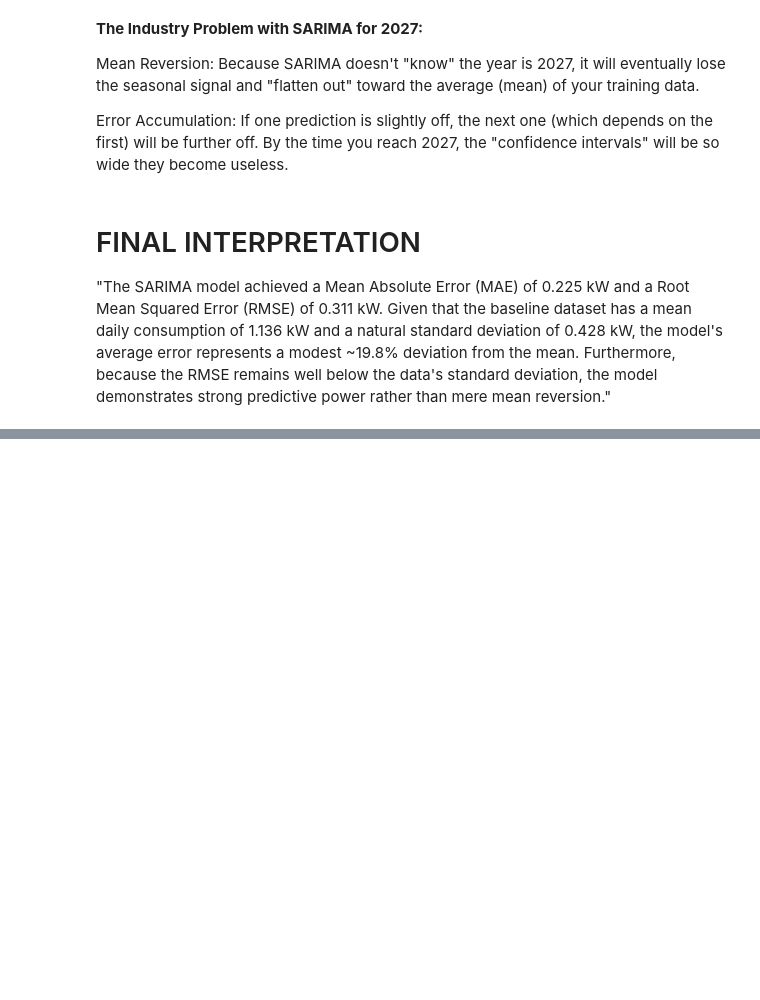
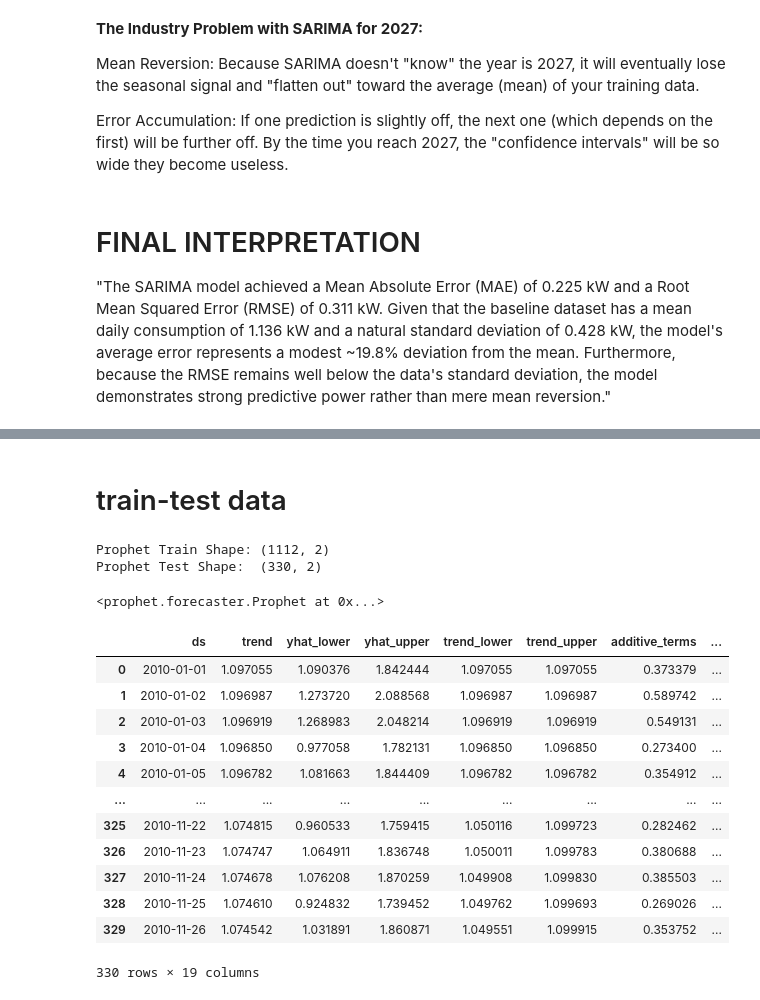
Before and after one commit to shruti-boop/Household-Energy-Consumption-Forecasting, a Jupyter notebook: drive/MyDrive/Colab Notebooks/forecasting.ipynb, the cells around one changed output, grey strips where cells are left out. Cells and saved outputs as stored; diff of their text form; code cells hidden in the pictures; blank space fills up the shorter version.

```diff
--- a/drive/MyDrive/Colab Notebooks/forecasting.ipynb
+++ b/drive/MyDrive/Colab Notebooks/forecasting.ipynb
@@ -1034,0 +1092,2 @@ Error Accumulation: If one prediction is slightly off, the next one (which depen
+# %% [markdown]
+# train-test data
@@ -1034,0 +1097,19 @@ Error Accumulation: If one prediction is slightly off, the next one (which depen
+# %%
+print(f"Prophet Train Shape: {train_prophet.shape}")
+print(f"Prophet Test Shape:  {test_prophet.shape}")
+# %% [output]
+Prophet Train Shape: (1112, 2)
+Prophet Test Shape:  (330, 2)
+# %%
+from prophet import Prophet
+
+
+model_prophet = Prophet(
+    yearly_seasonality=True,
+    weekly_seasonality=True,
+    daily_seasonality=False # False because our data is resampled to Daily
+)
+
+model_prophet.fit(train_prophet)
+# %% [output]
+<prophet.forecaster.Prophet at 0x...>
@@ -1034,0 +1124,16 @@ Error Accumulation: If one prediction is slightly off, the next one (which depen
+# %%
+forecast_prophet
+# %% [output]
+|  | ds | trend | yhat_lower | yhat_upper | trend_lower | trend_upper | additive_terms | ... |
+| 0 | 2010-01-01 | 1.097055 | 1.090376 | 1.842444 | 1.097055 | 1.097055 | 0.373379 | ... |
+| 1 | 2010-01-02 | 1.096987 | 1.273720 | 2.088568 | 1.096987 | 1.096987 | 0.589742 | ... |
+| 2 | 2010-01-03 | 1.096919 | 1.268983 | 2.048214 | 1.096919 | 1.096919 | 0.549131 | ... |
+| 3 | 2010-01-04 | 1.096850 | 0.977058 | 1.782131 | 1.096850 | 1.096850 | 0.273400 | ... |
+| 4 | 2010-01-05 | 1.096782 | 1.081663 | 1.844409 | 1.096782 | 1.096782 | 0.354912 | ... |
+| ... | ... | ... | ... | ... | ... | ... | ... | ... |
+| 325 | 2010-11-22 | 1.074815 | 0.960533 | 1.759415 | 1.050116 | 1.099723 | 0.282462 | ... |
+| 326 | 2010-11-23 | 1.074747 | 1.064911 | 1.836748 | 1.050011 | 1.099783 | 0.380688 | ... |
+| 327 | 2010-11-24 | 1.074678 | 1.076208 | 1.870259 | 1.049908 | 1.099830 | 0.385503 | ... |
+| 328 | 2010-11-25 | 1.074610 | 0.924832 | 1.739452 | 1.049762 | 1.099693 | 0.269026 | ... |
+| 329 | 2010-11-26 | 1.074542 | 1.031891 | 1.860871 | 1.049551 | 1.099915 | 0.353752 | ... |
+330 rows × 19 columns
```
Also changed, not shown: parts of 20 cells of this notebook.
